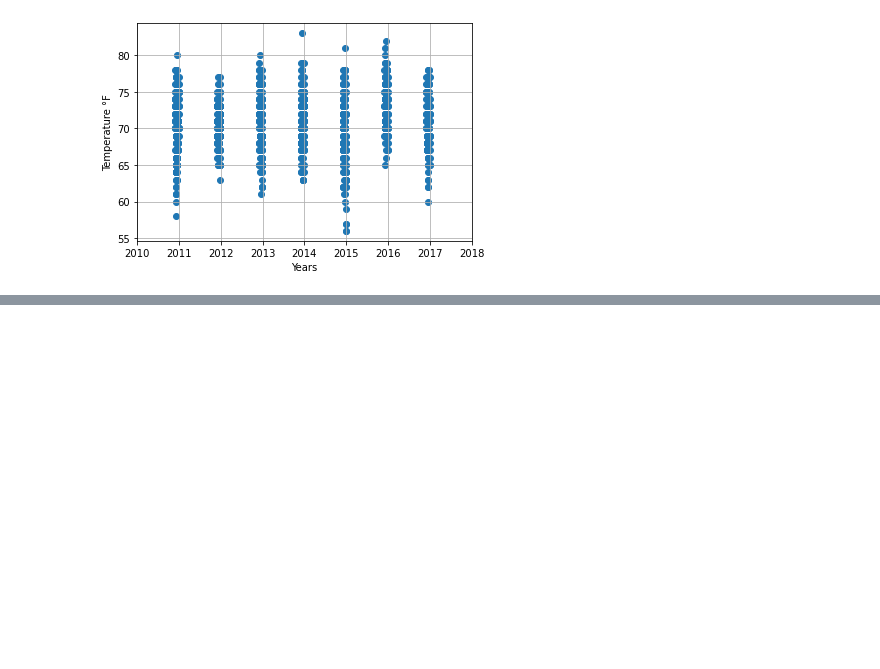
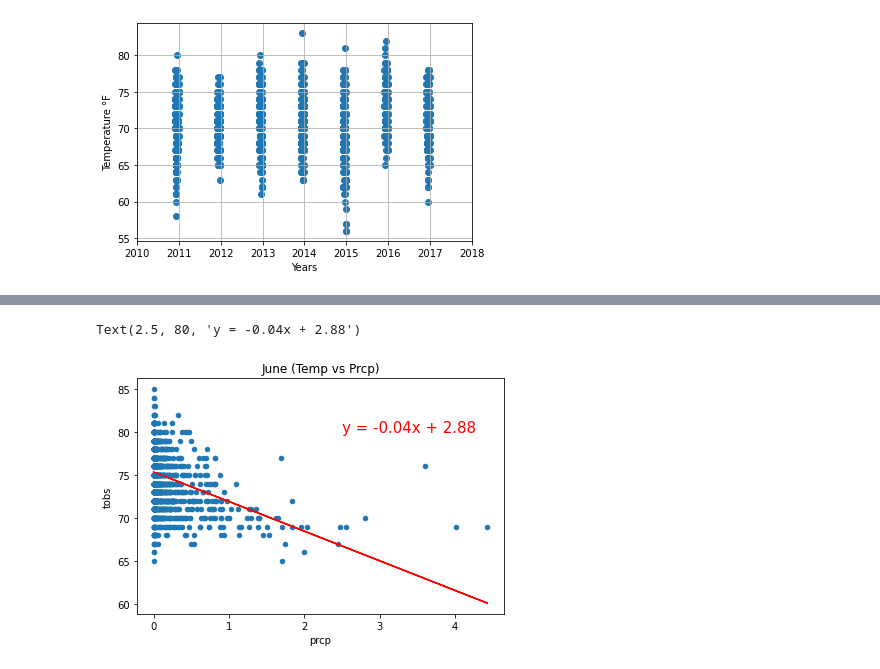
Before and after one commit to oscarpena96/SurfsUp, a Jupyter notebook: SurfsUp_Challenge.ipynb, the cells around one changed output, grey strips where cells are left out. Cells and saved outputs as stored; diff of their text form; code cells hidden in the pictures; blank space fills up the shorter version.

```diff
--- a/SurfsUp_Challenge.ipynb
+++ b/SurfsUp_Challenge.ipynb
@@ -130,0 +165,11 @@ plt.xlim(pd.to_datetime("2010-01-01"), pd.to_datetime("2018-01-01"))
+# %%
+### adding precipitation data
+##new query
+temp_prcp_june = session.query(Measurement.tobs, Measurement.prcp).filter(extract("month", Measurement.date)==6).all()
+temp_prcp_december = session.query(Measurement.tobs, Measurement.prcp).filter(extract("month", Measurement.date)==12).all()
+# %%
+#create df
+tem_prcp_j = pd.DataFrame(temp_prcp_june,columns= ["tobs","prcp"])
+temp_prcp_d = pd.DataFrame(temp_prcp_december,columns= ["tobs","prcp"])
+tem_prcp_j.describe()
+#it has NA so need to drop them to be able to continue
@@ -130,0 +186,3 @@ plt.xlim(pd.to_datetime("2010-01-01"), pd.to_datetime("2018-01-01"))
+# %%
+tem_prcp_j =tem_prcp_j.dropna()
+tem_prcp_j.describe()
@@ -130,0 +215,14 @@ plt.xlim(pd.to_datetime("2010-01-01"), pd.to_datetime("2018-01-01"))
+# %%
+x = tem_prcp_j["prcp"]
+# %%
+#create graph for june and add regression to see tendency
+tem_prcp_j.plot.scatter("prcp","tobs")
+plt.tight_layout()
+plt.title("June (Temp vs Prcp)")
+res = stats.linregress(tem_prcp_j["prcp"],tem_prcp_j["tobs"])
+line_eq = "y = " + str(round(slope,2)) + "x + " + str(round(intercept,2))
+plt.plot(x, res.intercept + res.slope*x,"r")
+plt.annotate(line_eq, (2.5,80), fontsize=15, color="red")
+# %% [output]
+Text(2.5, 80, 'y = -0.04x + 2.88')
+[figure, added]
```
Also changed, not shown: parts of 20 cells of this notebook, 6 other files.
